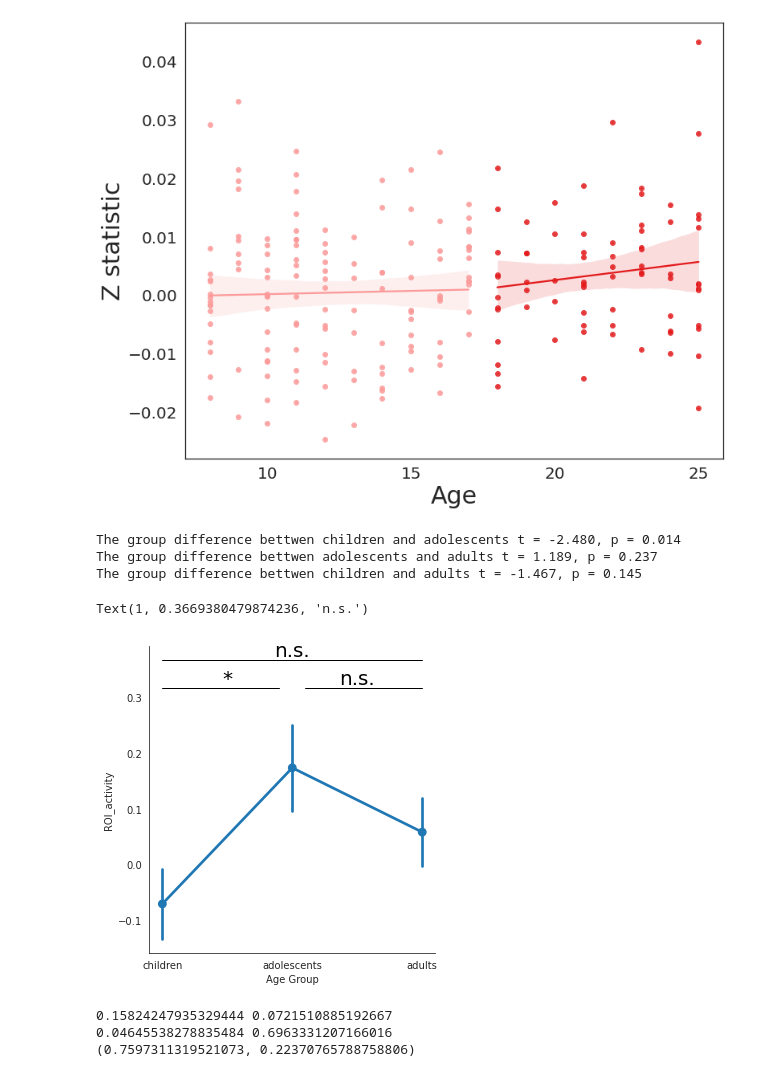
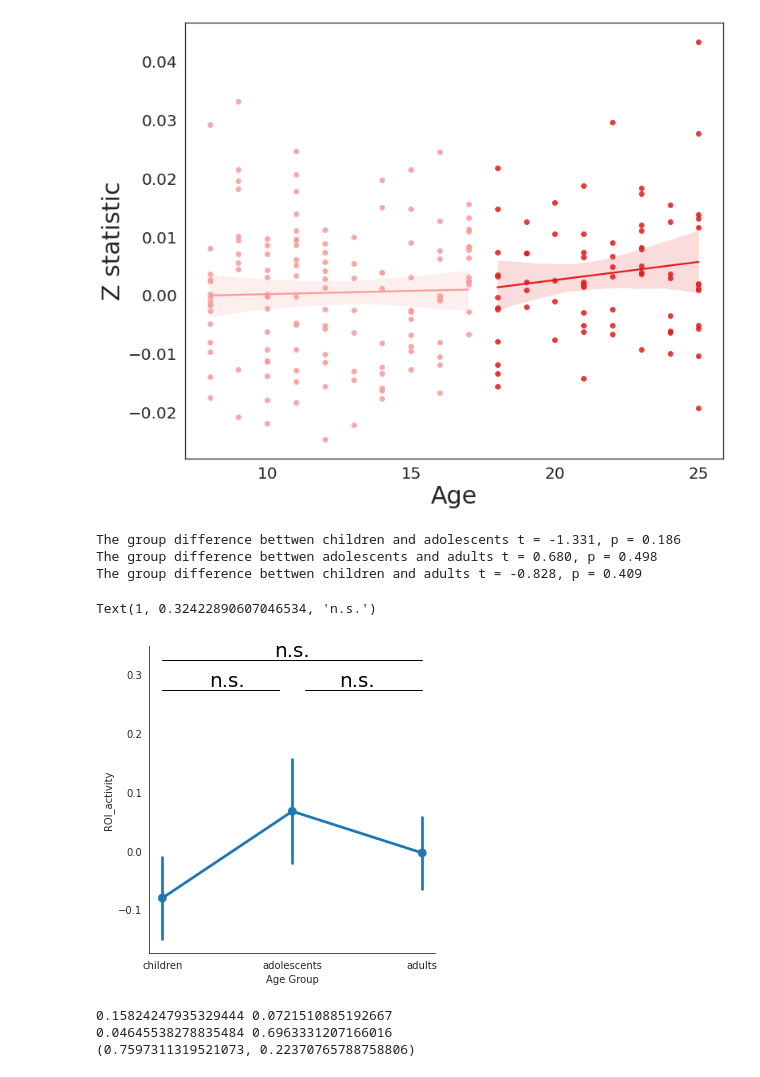
Before and after one commit to YukunQu/DCM, a Jupyter notebook: analysis/mri/roi/roi_analysis.ipynb, the cells around one changed output. Saved outputs shown, nothing was run; the diff lists cells and outputs as text; code cells hidden in the pictures.

```diff
--- a/analysis/mri/roi/roi_analysis.ipynb
+++ b/analysis/mri/roi/roi_analysis.ipynb
@@ -114,11 +114,14 @@ covary_variable = participants_data['game1_acc'].to_list()
 # %%
+participants_data['beh_diff'] = participants_data['game2_test_acc'] - participants_data['game1_acc']
+# get covariate
+covary_variable = participants_data['beh_diff'].to_list()
 # plot figure
 fig, ax = plt.subplots(figsize=(12,10))
 color = sns.color_palette("Paired")
-plt.scatter(covary_variable, subs_mean_activity,color=color[5], s=15.,alpha=0.5)
+plt.scatter(covary_variable, subs_mean_activity,color=color[5], s=40,alpha=0.5)
 sns.regplot(x=covary_variable, y=subs_mean_activity,color=color[5],order=1,scatter=False)
 
-ax.set_xlabel('Inference accuracy', fontsize=30)
+ax.set_xlabel('Nonlocal inference', fontsize=30)
 ax.set_ylabel('Z statistic', fontsize=30)
 
 # Remove top and right spines
@@ -197,33 +200,38 @@ ax.tick_params(axis='both', which='major', labelsize=20)
 # specify subjects
 participants_tsv = r'/mnt/workdir/DCM/BIDS/participants.tsv'
 participants_data = pd.read_csv(participants_tsv, sep='\t')
-participants_data =  participants_data.query("game1_fmri>=0.5")
+participants_data =  participants_data.query("game2_fmri>=0.5")
 subjects_id = participants_data['Participant_ID'].to_list()
 
 # set camp
 #cmap_template = r'/mnt/data/DCM/result_backup/2023.3.24/Nilearn_rsa/game1/grid_rsa_corr_trials/Setall/6fold/{}/rsa/rsa_ztransf_img_coarse_6fold.nii.gz'
-cmap_template = r'/mnt/data/DCM/result_backup/2023.4.17/game1/distance_spct/Setall/6fold/{}/zmap/M2_corrxdistance_zmap.nii.gz'
+cmap_template = r'/mnt/workdir/DCM/BIDS/derivatives/Nilearn/game2/value_spct/Setall/6fold/{}/zmap/value_zmap.nii.gz'
 
 # set roi
-#roi  = image.load_img(r'/mnt/workdir/DCM/Docs/Mask/VMPFC/VMPFC_mask_MNI152NL.nii.gz')
-#roi = image.load_img(r'/mnt/data/DCM/tmp/aparc/mask/lh.lateralorbitofrontal.nii.gz')
-#roi1 = image.load_img(r'/mnt/data/DCM/tmp/aparc/mask/rh.parsorbitalis.nii.gz')
-#roi2 = image.load_img(r'/mnt/data/DCM/tmp/aparc/mask/lh.parsorbitalis.nii.gz')
-#roi = image.math_img('np.logical_or(img1,img2)', img1=roi1, img2=roi2)
-roi = image.load_img(r'/mnt/data/DCM/result_backup/2023.3.24/Nilearn_smodel/game1/hexagon_spct/EC_thr3.1.nii.gz')
+roi  = image.load_img(r'/mnt/workdir/DCM/Docs/Mask/VMPFC/VMPFC_merge_MNI152NL.nii.gz')
+# roi1 = image.load_img(r'/mnt/workdir/DCM/Docs/Mask/hippocampus/lHC_MNI152NL.nii.gz')
+# roi2 = image.load_img(r'/mnt/workdir/DCM/Docs/Mask/hippocampus/rHC_MNI152NL.nii.gz')
+# roi = image.math_img('np.logical_or(img1,img2)', img1=roi1, img2=roi2)
+# roi1 = image.load_img(r'/mnt/data/DCM/tmp/aparc/mask/lh.lateralorbitofrontal.nii.gz')
+# roi2 = image.load_img(r'/mnt/data/DCM/tmp/aparc/mask/rh.lateralorbitofrontal.nii.gz')
+# roi = image.math_img('np.logical_or(img1,img2)', img1=roi1, img2=roi2)
+#roi = image.load_img(r'/mnt/data/DCM/result_backup/2023.3.24/Nilearn_smodel/game1/hexagon_spct/EC_thr3.1.nii.gz')
 #roi  = image.load_img(r'/mnt/workdir/DCM/Docs/Mask/EC/juelich_EC_MNI152NL_prob.nii.gz')
 #roi = image.binarize_img(roi,10)
-
+# roi1 = image.load_img(r'/mnt/data/DCM/tmp/aparc/mask/rh.superiorfrontal.nii.gz')
+# roi2 = image.load_img(r'/mnt/data/DCM/tmp/aparc/mask/lh.superiorfrontal.nii.gz')
+# roi = image.math_img('np.logical_or(img1,img2)', img1=roi1, img2=roi2)
 # get activity in ROI
 subs_cmap_list = [cmap_template.format(sub_id) for sub_id in subjects_id]
 subs_mean_activity = np.mean(masking.apply_mask(subs_cmap_list, roi),axis=1)
 participants_data['ROI_activity'] = subs_mean_activity
+participants_data['beh_diff'] = participants_data['game2_test_acc'] - participants_data['game1_acc']
 # %%
 # Add age group categories
 age_bins = [7, 12, 17, 25]
 age_labels = ['children', 'adolescents', 'adults']
 participants_data['Age_group'] = pd.cut(participants_data['Age'], bins=age_bins, labels=age_labels)
-g = sns.catplot(x='Age_group', y='ROI_activity', data=participants_data, kind='point', errorbar="se")
+g = sns.catplot(x='Age_group', y='ROI_activity', data=participants_data, kind='point', errorbar="se",color='salomn')
 g.set_axis_labels("Age Group", "ROI_activity")
 g.fig.set_size_inches(5, 5)
 
@@ -235,38 +243,38 @@ adult_data = participants_data.query("Age_group=='adults'")
 def p2sign(p):
     if  p<=0.001:
         sign='***'
     elif p<=0.01:
         sign='**'
     elif p<=0.05:
         sign='*'
     else:
         sign='n.s.'
     return sign
 
 height = participants_data['ROI_activity'].mean() + 0.5*participants_data['ROI_activity'].std()
 # compare children and adolescents
 t,p = ttest_ind(children_data['ROI_activity'], adolescents_data['ROI_activity'])
 print('The group difference bettwen children and adolescents t = {:.3f}, p = {:.3f}'.format(t, p))
 g.ax.plot([0, 0.9], [height, height], 'k-', lw=1)
 g.ax.text(0.5, height, p2sign(p), ha='center', va='bottom', color='k', fontsize=20)
 
 # compare children and adults
 t,p =  ttest_ind(adolescents_data['ROI_activity'], adult_data['ROI_activity'])
 print('The group difference bettwen adolescents and adults t = {:.3f}, p = {:.3f}'.format(t, p))
 g.ax.plot([1.1, 2], [height, height], 'k-', lw=1)
 g.ax.text(1.5, height, p2sign(p), ha='center', va='bottom', color='k', fontsize=20)
 
 # compare adolescents and adults
 t,p = ttest_ind(children_data['ROI_activity'], adult_data['ROI_activity'])
 print('The group difference bettwen children and adults t = {:.3f}, p = {:.3f}'.format(t, p))
 g.ax.plot([0, 2], [height+0.05, height+0.05], 'k-', lw=1)
 g.ax.text(1, height+0.05, p2sign(p), ha='center', va='bottom', color='k', fontsize=20)
 # %% [output]
-The group difference bettwen children and adolescents t = -2.480, p = 0.014
-The group difference bettwen adolescents and adults t = 1.189, p = 0.237
-The group difference bettwen children and adults t = -1.467, p = 0.145
+The group difference bettwen children and adolescents t = -1.331, p = 0.186
+The group difference bettwen adolescents and adults t = 0.680, p = 0.498
+The group difference bettwen children and adults t = -0.828, p = 0.409
-Text(1, 0.3669380479874236, 'n.s.')
+Text(1, 0.32422890607046534, 'n.s.')
-[figure, old version]
+[figure, new version]
 # %%
 import numpy as np
 from scipy.stats import t, norm
```
Also changed, not shown: parts of 7 cells of this notebook, 6 other files.
